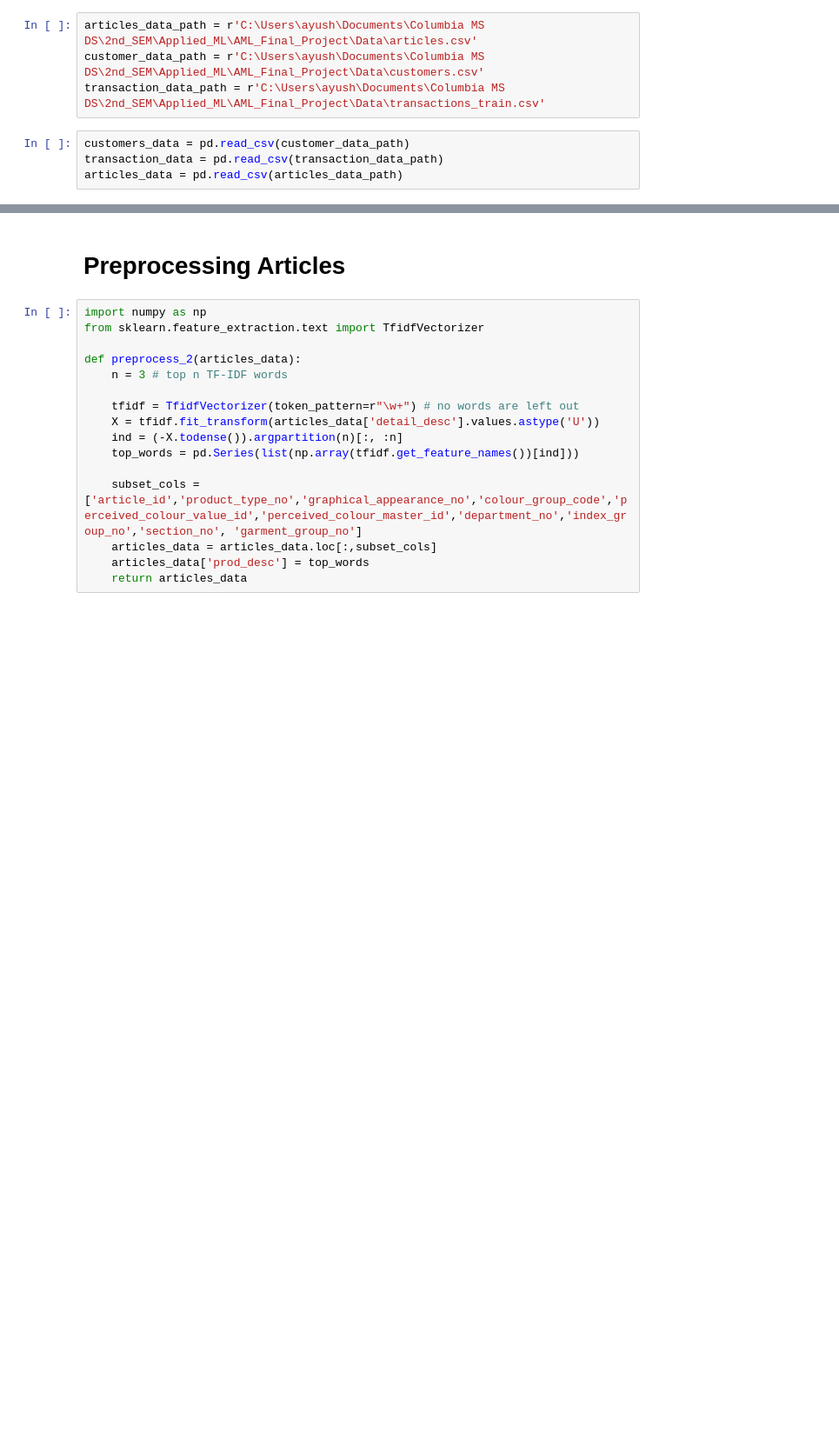
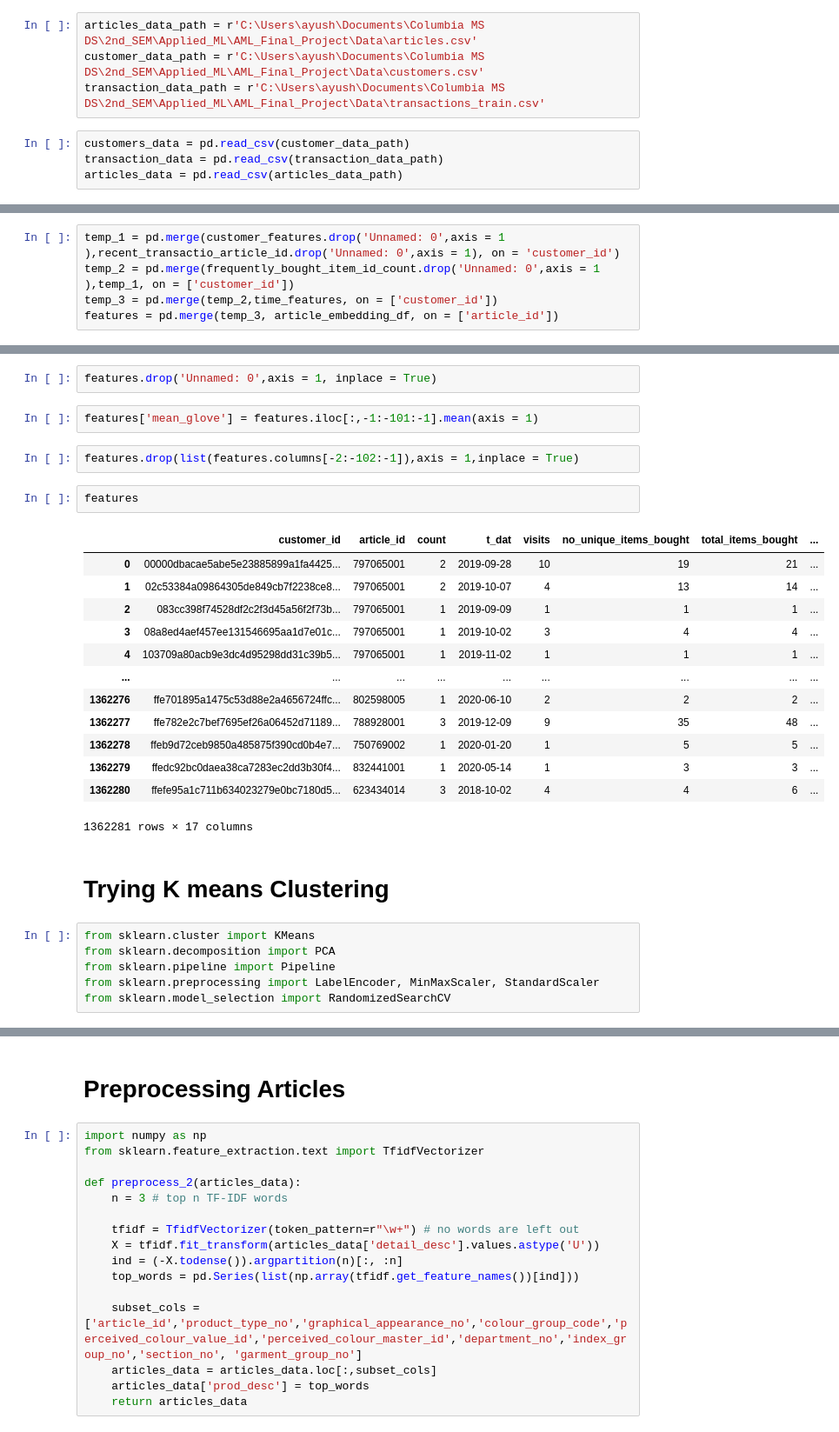
Before and after one commit to aye21874/AML_Final_Project, a Jupyter notebook: preprocessing_notebook/Ayush_Main.ipynb, the cells around one changed output, grey strips where cells are left out. Shown at 87% size. Drawn from its saved outputs; the diff is of its cells as text; blank space fills up the shorter version.

```diff
--- a/preprocessing_notebook/Ayush_Main.ipynb
+++ b/preprocessing_notebook/Ayush_Main.ipynb
@@ -28,0 +49,5 @@ NameError: name 'bb' is not defined
+# %%
+temp_1 = pd.merge(customer_features.drop('Unnamed: 0',axis = 1 ),recent_transactio_article_id.drop('Unnamed: 0',axis = 1), on = 'customer_id')
+temp_2 = pd.merge(frequently_bought_item_id_count.drop('Unnamed: 0',axis = 1 ),temp_1, on = ['customer_id'])
+temp_3 = pd.merge(temp_2,time_features, on = ['customer_id'])
+features = pd.merge(temp_3, article_embedding_df, on = ['article_id'])
@@ -28,0 +64,30 @@ NameError: name 'bb' is not defined
+# %%
+features.drop('Unnamed: 0',axis = 1, inplace = True)
+# %%
+features['mean_glove'] = features.iloc[:,-1:-101:-1].mean(axis = 1)
+# %%
+features.drop(list(features.columns[-2:-102:-1]),axis = 1,inplace = True)
+# %%
+features
+# %% [output]
+|  | customer_id | article_id | count | t_dat | visits | no_unique_items_bought | total_items_bought | ... |
+| 0 | 00000dbacae5abe5e23885899a1fa4425... | 797065001 | 2 | 2019-09-28 | 10 | 19 | 21 | ... |
+| 1 | 02c53384a09864305de849cb7f2238ce8... | 797065001 | 2 | 2019-10-07 | 4 | 13 | 14 | ... |
+| 2 | 083cc398f74528df2c2f3d45a56f2f73b... | 797065001 | 1 | 2019-09-09 | 1 | 1 | 1 | ... |
+| 3 | 08a8ed4aef457ee131546695aa1d7e01c... | 797065001 | 1 | 2019-10-02 | 3 | 4 | 4 | ... |
+| 4 | 103709a80acb9e3dc4d95298dd31c39b5... | 797065001 | 1 | 2019-11-02 | 1 | 1 | 1 | ... |
+| ... | ... | ... | ... | ... | ... | ... | ... | ... |
+| 1362276 | ffe701895a1475c53d88e2a4656724ffc... | 802598005 | 1 | 2020-06-10 | 2 | 2 | 2 | ... |
+| 1362277 | ffe782e2c7bef7695ef26a06452d71189... | 788928001 | 3 | 2019-12-09 | 9 | 35 | 48 | ... |
+| 1362278 | ffeb9d72ceb9850a485875f390cd0b4e7... | 750769002 | 1 | 2020-01-20 | 1 | 5 | 5 | ... |
+| 1362279 | ffedc92bc0daea38ca7283ec2dd3b30f4... | 832441001 | 1 | 2020-05-14 | 1 | 3 | 3 | ... |
+| 1362280 | ffefe95a1c711b634023279e0bc7180d5... | 623434014 | 3 | 2018-10-02 | 4 | 4 | 6 | ... |
+1362281 rows × 17 columns
+# %% [markdown]
+# Trying K means Clustering
+# %%
+from sklearn.cluster import KMeans
+from sklearn.decomposition import PCA
+from sklearn.pipeline import Pipeline
+from sklearn.preprocessing import LabelEncoder, MinMaxScaler, StandardScaler
+from sklearn.model_selection import RandomizedSearchCV
```
Also changed, not shown: parts of 17 cells of this notebook.
